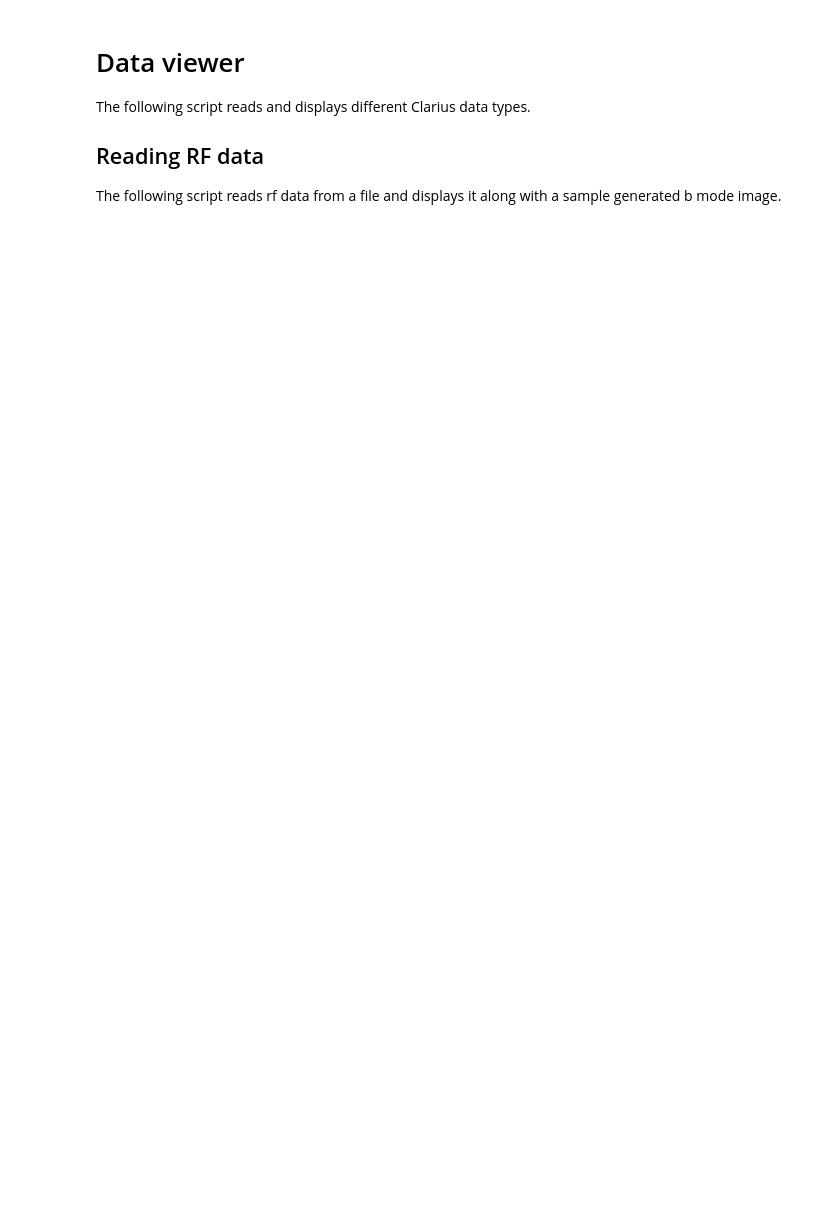
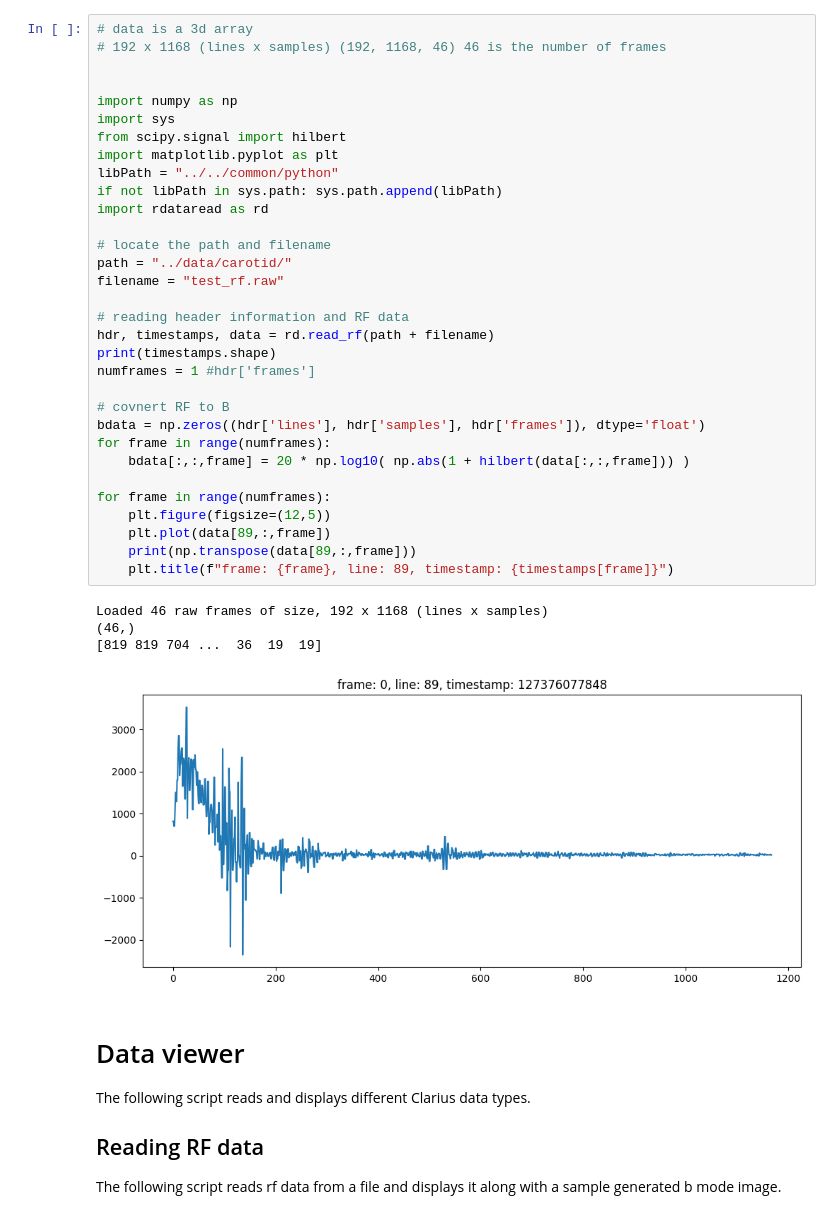
Before and after one commit to CodyB0T/Sensor-Data-Acquisition-Project, a Jupyter notebook: clarius_scanner/python/claruis raw/viewer/jupyter/runme.ipynb, the cells around one changed output. Drawn from its saved outputs; the diff is of its cells as text; blank space fills up the shorter version.

```diff
--- a/clarius_scanner/python/claruis raw/viewer/jupyter/runme.ipynb
+++ b/clarius_scanner/python/claruis raw/viewer/jupyter/runme.ipynb
@@ -1,3 +1,40 @@
+# %%
+# data is a 3d array
+# 192 x 1168 (lines x samples) (192, 1168, 46) 46 is the number of frames
+
+
+import numpy as np
+import sys
+from scipy.signal import hilbert
+import matplotlib.pyplot as plt
+libPath = "../../common/python"
+if not libPath in sys.path: sys.path.append(libPath)
+import rdataread as rd
+
+# locate the path and filename
+path = "../data/carotid/"
+filename = "test_rf.raw"
+
+# reading header information and RF data
+hdr, timestamps, data = rd.read_rf(path + filename)
+print(timestamps.shape)
+numframes = 1 #hdr['frames']
+
+# covnert RF to B
+bdata = np.zeros((hdr['lines'], hdr['samples'], hdr['frames']), dtype='float')
+for frame in range(numframes):
+    bdata[:,:,frame] = 20 * np.log10( np.abs(1 + hilbert(data[:,:,frame])) )
+
+for frame in range(numframes):
+    plt.figure(figsize=(12,5))
+    plt.plot(data[89,:,frame])
+    print(np.transpose(data[89,:,frame]))
+    plt.title(f"frame: {frame}, line: 89, timestamp: {timestamps[frame]}")
+# %% [output]
+Loaded 46 raw frames of size, 192 x 1168 (lines x samples)
+(46,)
+[819 819 704 ...  36  19  19]
+[figure, added]
 # %% [markdown]
 # Data viewer
 
```
Also changed, not shown: parts of 3 cells of this notebook, 19 other files.
